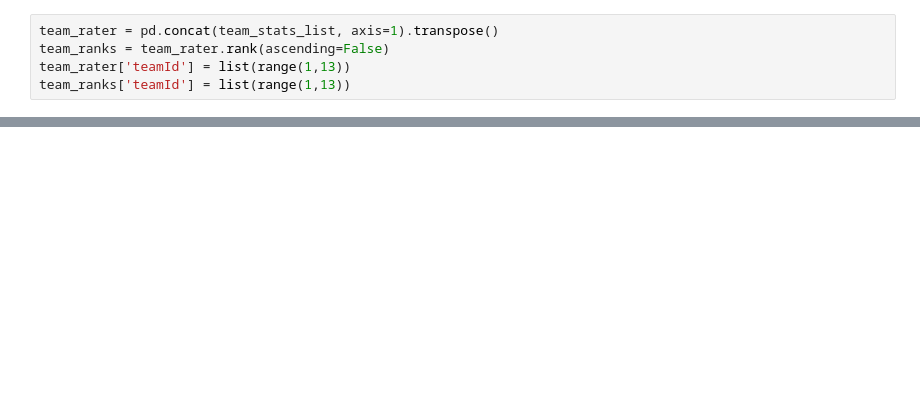
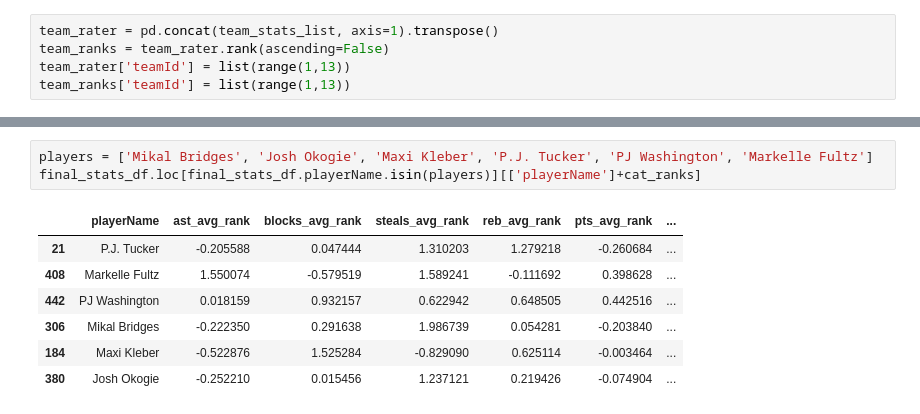
Before and after one commit to codyschank/cluj, a Jupyter notebook: Player rater.ipynb, the cells around one changed output, grey strips where cells are left out. Drawn from its saved outputs; the diff is of its cells as text; blank space fills up the shorter version.

```diff
--- a/Player rater.ipynb
+++ b/Player rater.ipynb
@@ -104,0 +107,11 @@ team_rater
+# %%
+players = ['Mikal Bridges', 'Josh Okogie', 'Maxi Kleber', 'P.J. Tucker', 'PJ Washington', 'Markelle Fultz']
+final_stats_df.loc[final_stats_df.playerName.isin(players)][['playerName']+cat_ranks]
+# %% [output]
+|  | playerName | ast_avg_rank | blocks_avg_rank | steals_avg_rank | reb_avg_rank | pts_avg_rank | ... |
+| 21 | P.J. Tucker | -0.205588 | 0.047444 | 1.310203 | 1.279218 | -0.260684 | ... |
+| 408 | Markelle Fultz | 1.550074 | -0.579519 | 1.589241 | -0.111692 | 0.398628 | ... |
+| 442 | PJ Washington | 0.018159 | 0.932157 | 0.622942 | 0.648505 | 0.442516 | ... |
+| 306 | Mikal Bridges | -0.222350 | 0.291638 | 1.986739 | 0.054281 | -0.203840 | ... |
+| 184 | Maxi Kleber | -0.522876 | 1.525284 | -0.829090 | 0.625114 | -0.003464 | ... |
+| 380 | Josh Okogie | -0.252210 | 0.015456 | 1.237121 | 0.219426 | -0.074904 | ... |
```
Also changed, not shown: parts of 7 cells of this notebook, 3 other files.
